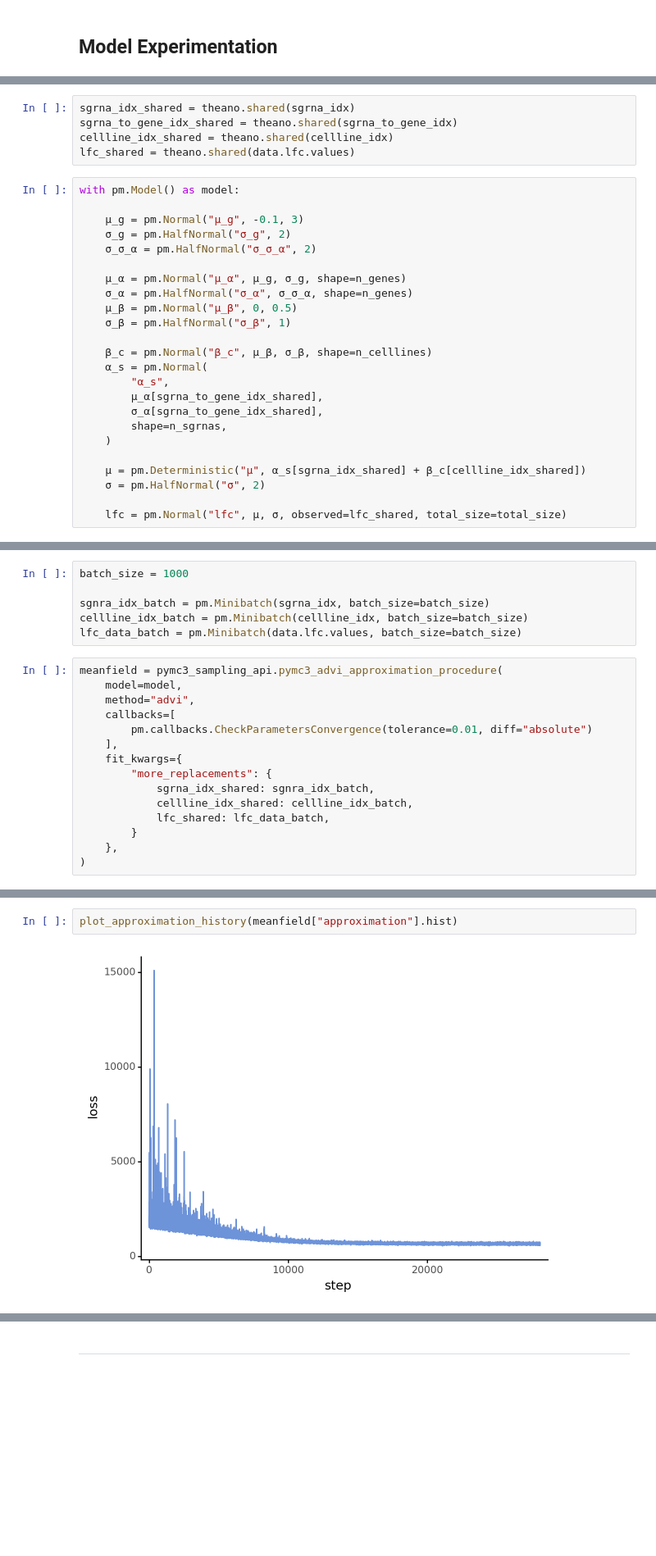
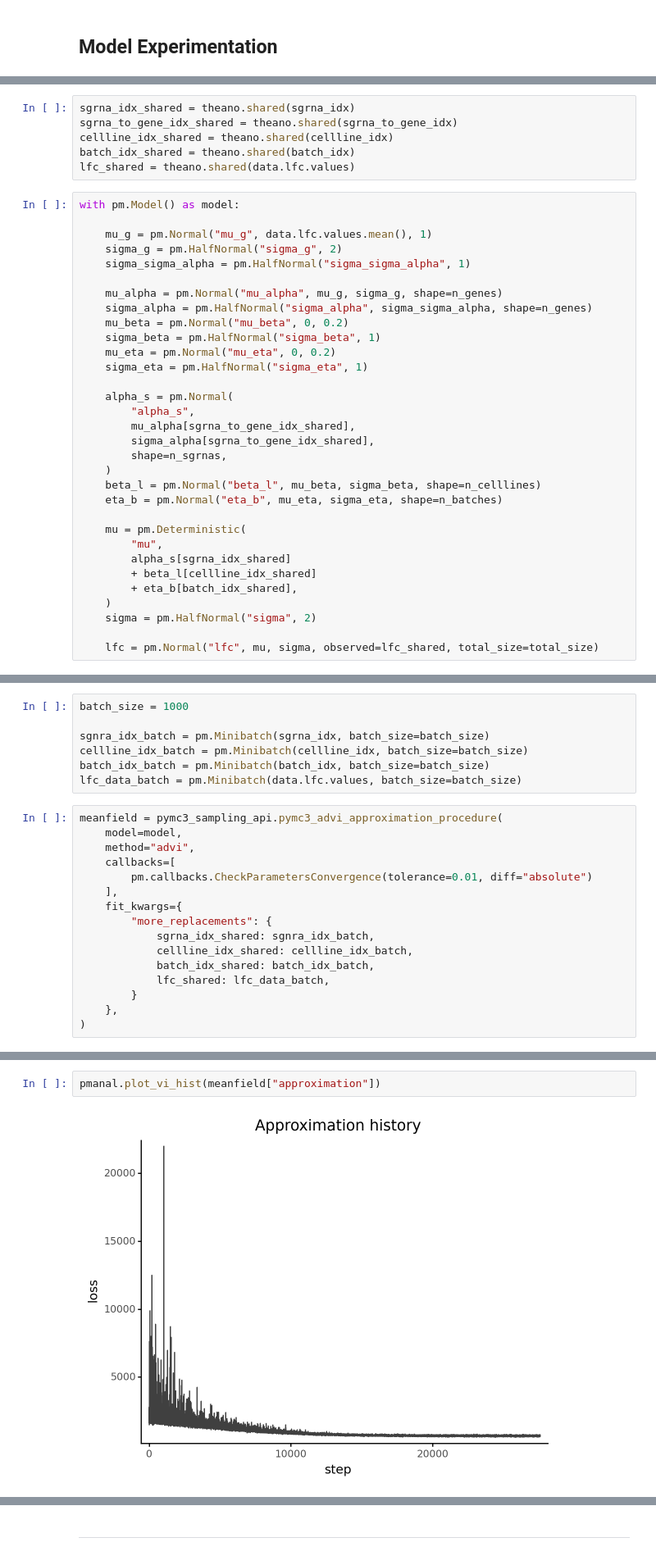
Before and after one commit to Kevin-Haigis-Lab/speclet, a Jupyter notebook: analysis/015_010_model-design.ipynb, the cells around one changed output, grey strips where cells are left out. Shown at 82% size. Cells and saved outputs as stored; diff of their text form; blank space fills up the shorter version.

```diff
--- a/analysis/015_010_model-design.ipynb
+++ b/analysis/015_010_model-design.ipynb
@@ -67,31 +69,40 @@ cellline_idx, n_celllines = dphelp.get_indices_and_count(data, "depmap_id")
 sgrna_idx_shared = theano.shared(sgrna_idx)
 sgrna_to_gene_idx_shared = theano.shared(sgrna_to_gene_idx)
 cellline_idx_shared = theano.shared(cellline_idx)
+batch_idx_shared = theano.shared(batch_idx)
 lfc_shared = theano.shared(data.lfc.values)
 # %%
 with pm.Model() as model:
 
-    μ_g = pm.Normal("μ_g", -0.1, 3)
-    σ_g = pm.HalfNormal("σ_g", 2)
-    σ_σ_α = pm.HalfNormal("σ_σ_α", 2)
+    mu_g = pm.Normal("mu_g", data.lfc.values.mean(), 1)
+    sigma_g = pm.HalfNormal("sigma_g", 2)
+    sigma_sigma_alpha = pm.HalfNormal("sigma_sigma_alpha", 1)
 
-    μ_α = pm.Normal("μ_α", μ_g, σ_g, shape=n_genes)
-    σ_α = pm.HalfNormal("σ_α", σ_σ_α, shape=n_genes)
-    μ_β = pm.Normal("μ_β", 0, 0.5)
-    σ_β = pm.HalfNormal("σ_β", 1)
+    mu_alpha = pm.Normal("mu_alpha", mu_g, sigma_g, shape=n_genes)
+    sigma_alpha = pm.HalfNormal("sigma_alpha", sigma_sigma_alpha, shape=n_genes)
+    mu_beta = pm.Normal("mu_beta", 0, 0.2)
+    sigma_beta = pm.HalfNormal("sigma_beta", 1)
+    mu_eta = pm.Normal("mu_eta", 0, 0.2)
+    sigma_eta = pm.HalfNormal("sigma_eta", 1)
 
-    β_c = pm.Normal("β_c", μ_β, σ_β, shape=n_celllines)
-    α_s = pm.Normal(
-        "α_s",
-        μ_α[sgrna_to_gene_idx_shared],
-        σ_α[sgrna_to_gene_idx_shared],
+    alpha_s = pm.Normal(
+        "alpha_s",
+        mu_alpha[sgrna_to_gene_idx_shared],
+        sigma_alpha[sgrna_to_gene_idx_shared],
         shape=n_sgrnas,
     )
+    beta_l = pm.Normal("beta_l", mu_beta, sigma_beta, shape=n_celllines)
+    eta_b = pm.Normal("eta_b", mu_eta, sigma_eta, shape=n_batches)
 
-    μ = pm.Deterministic("μ", α_s[sgrna_idx_shared] + β_c[cellline_idx_shared])
-    σ = pm.HalfNormal("σ", 2)
+    mu = pm.Deterministic(
+        "mu",
+        alpha_s[sgrna_idx_shared]
+        + beta_l[cellline_idx_shared]
+        + eta_b[batch_idx_shared],
+    )
+    sigma = pm.HalfNormal("sigma", 2)
 
-    lfc = pm.Normal("lfc", μ, σ, observed=lfc_shared, total_size=total_size)
+    lfc = pm.Normal("lfc", mu, sigma, observed=lfc_shared, total_size=total_size)
 # %%
 pm.model_to_graphviz(model)
 # %% [output]
@@ -101,6 +119,7 @@ batch_size = 1000
 
 sgnra_idx_batch = pm.Minibatch(sgrna_idx, batch_size=batch_size)
 cellline_idx_batch = pm.Minibatch(cellline_idx, batch_size=batch_size)
+batch_idx_batch = pm.Minibatch(batch_idx, batch_size=batch_size)
 lfc_data_batch = pm.Minibatch(data.lfc.values, batch_size=batch_size)
 # %%
 meanfield = pymc3_sampling_api.pymc3_advi_approximation_procedure(
@@ -113,6 +132,7 @@ meanfield = pymc3_sampling_api.pymc3_advi_approximation_procedure(
         "more_replacements": {
             sgrna_idx_shared: sgnra_idx_batch,
             cellline_idx_shared: cellline_idx_batch,
+            batch_idx_shared: batch_idx_batch,
             lfc_shared: lfc_data_batch,
         }
     },
@@ -138,4 +151,4 @@ def plot_approximation_history(hist: np.ndarray) -> gg.ggplot:
 # %%
-plot_approximation_history(meanfield["approximation"].hist)
+pmanal.plot_vi_hist(meanfield["approximation"])
 # %% [output]
-[figure, old version]
+[figure, new version]
```
Also changed, not shown: parts of 15 cells of this notebook, 11 other files.
